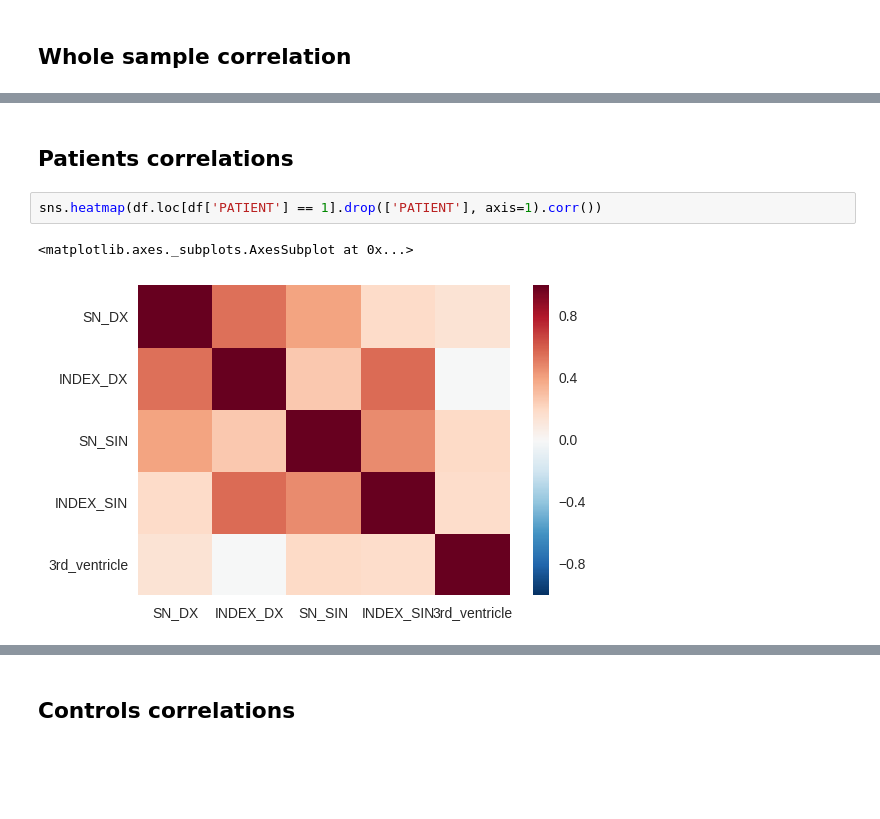
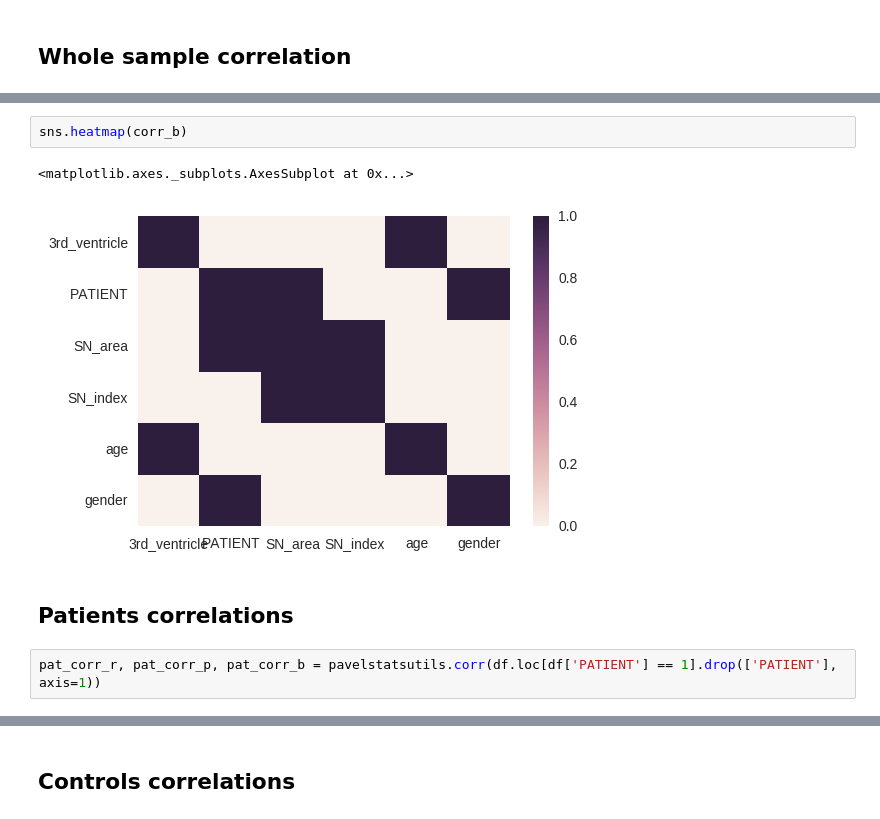
Before and after one commit to PavelDusek/Stats, a Jupyter notebook: Group_statistics.ipynb, the cells around one changed output, grey strips where cells are left out. Saved outputs shown, nothing was run; the diff lists cells and outputs as text; blank space fills up the shorter version.

```diff
--- a/Group_statistics.ipynb
+++ b/Group_statistics.ipynb
@@ -39,7 +116,9 @@ sns.heatmap(df.corr())
+# %%
+sns.heatmap(corr_b)
+# %% [output]
+<matplotlib.axes._subplots.AxesSubplot at 0x...>
+[figure, added]
 # %% [markdown]
 ## Patients correlations
 # %%
-sns.heatmap(df.loc[df['PATIENT'] == 1].drop(['PATIENT'], axis=1).corr())
+pat_corr_r, pat_corr_p, pat_corr_b = pavelstatsutils.corr(df.loc[df['PATIENT'] == 1].drop(['PATIENT'], axis=1))
-# %% [output]
-<matplotlib.axes._subplots.AxesSubplot at 0x...>
-[figure, removed]
```
Also changed, not shown: parts of 37 cells of this notebook.
